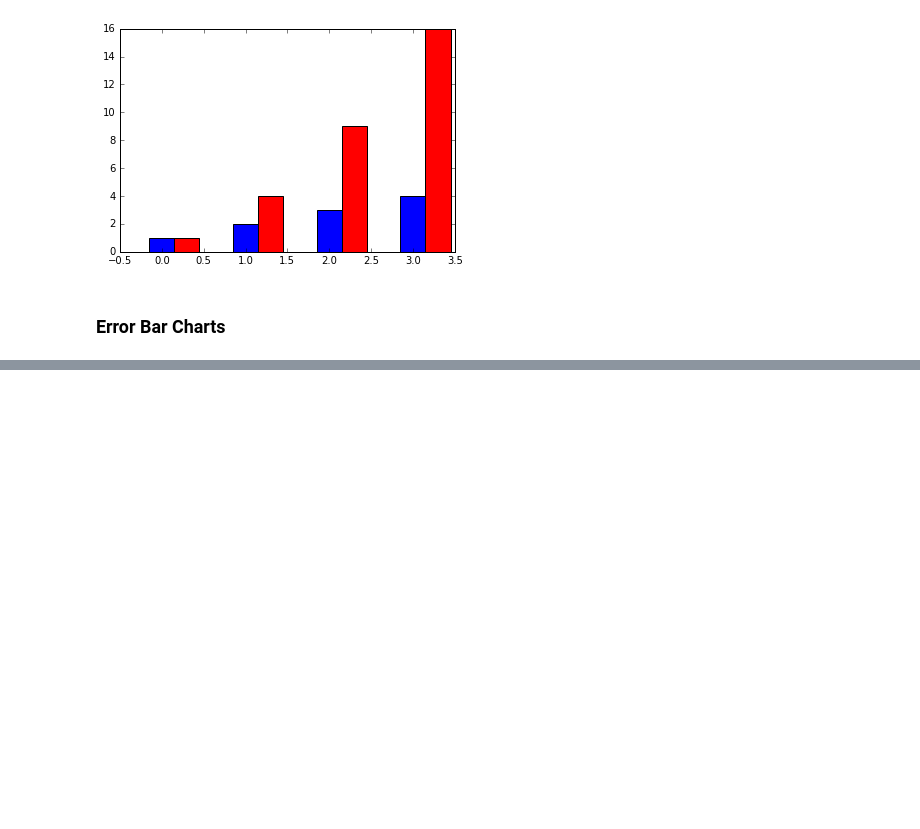
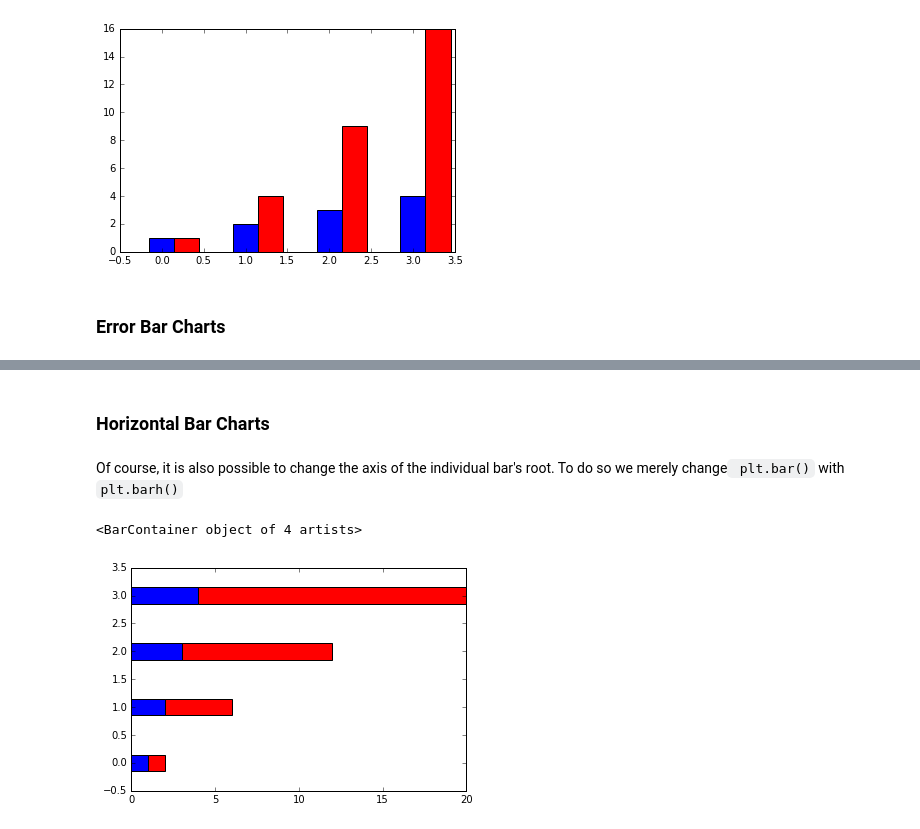
Before and after one commit to WahlerP/csfundamentals-hsg, a Jupyter notebook: Data_Visualization.ipynb, the cells around one changed output, grey strips where cells are left out. Cells and saved outputs as stored; diff of their text form; code cells hidden in the pictures; blank space fills up the shorter version.

```diff
--- a/Data_Visualization.ipynb
+++ b/Data_Visualization.ipynb
@@ -583,0 +633,15 @@ plt.bar(new_xvals, exponential_data, width = 0.3 ,color='red')
+# %% [markdown]
+### Horizontal Bar Charts
+# %% [markdown]
+Of course, it is also possible to change the axis of the individual bar's root. To do so we merely change` plt.bar()` with `plt.barh()`
+# %%
+linear_data = [1,2,3,4]
+exponential_data = [ x**2 for x in linear_data]
+xvals = range(len(linear_data))
+
+#use plt.barh() instead of plt.bar()
+plt.barh(xvals, linear_data, height = 0.3, color='b')
+plt.barh(xvals, exponential_data, height = 0.3, left=linear_data,color='r')
+# %% [output]
+<BarContainer object of 4 artists>
+[figure, added]
```
Also changed, not shown: parts of 53 cells of this notebook.
